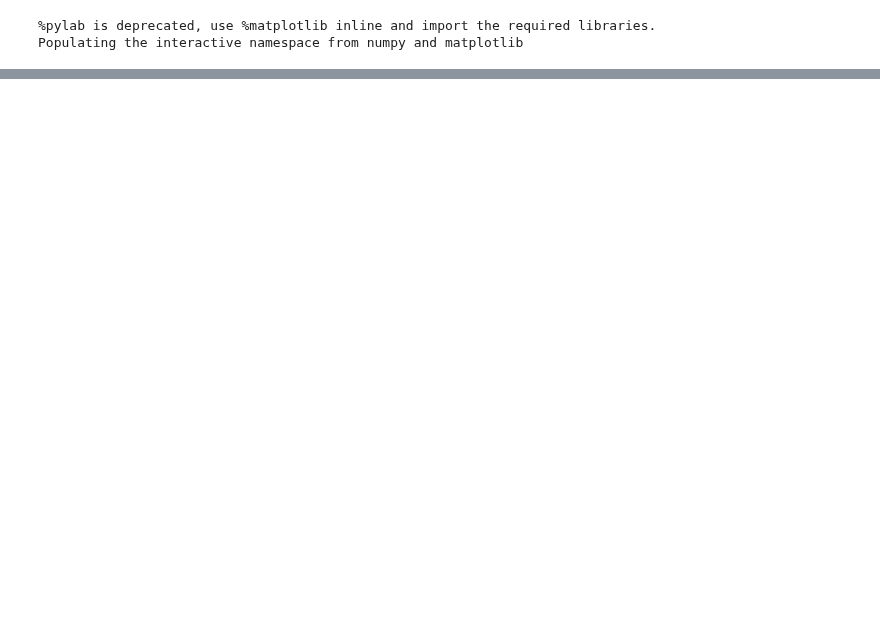
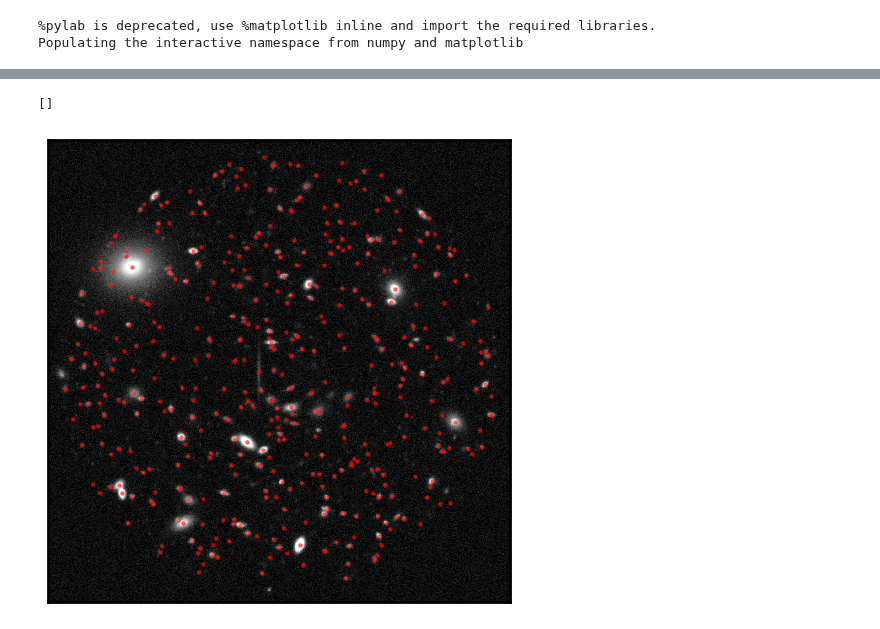
Before and after one commit to mr-superonion/xlens, a Jupyter notebook: examples/cluster/nfw.ipynb, the cells around one changed output, grey strips where cells are left out. Drawn from its saved outputs; the diff is of its cells as text; code cells hidden in the pictures; blank space fills up the shorter version.

Commit message:
addd an example on detection and measurement from simulated image

```diff
--- a/examples/cluster/nfw.ipynb
+++ b/examples/cluster/nfw.ipynb
@@ -17,7 +16,10 @@ src_halo["mass"] = np.array([4e14, 8e14])
 src_halo["conc"] = np.array([6.0, 4.0])
 src_halo["z_lens"] = np.array([0.2, 0.52])
 # %%
-simulator = SimulateImageHalo("./config.ini")
+config_fname = "./config.ini"
+from xlens.simulation.simulator.base import SimulateImageHalo
+
+simulator = SimulateImageHalo(config_fname)
 simulator.run(ifield=1, src_halo=src_halo[0])
 # %% [output]
 Simulating for field: 1, and halo index 1
@@ -32,0 +43,18 @@ plt.imshow(gal_data, origin="lower")
+# %%
+import anacal
+
+fpfs_config = anacal.fpfs.FpfsConfig(
+    sigma_arcsec=0.52,
+)
+pixel_scale = 0.2
+noise_variance = 0.37
+out = anacal.fpfs.process_image(
+    fpfs_config=fpfs_config,
+    gal_array=data["gal_array"],
+    psf_array=data["psf_array"],
+    pixel_scale=pixel_scale,
+    noise_variance=noise_variance,
+    noise_array=data["noise_array"],
+)
+
+out.dtype.names
@@ -32,0 +75,19 @@ plt.imshow(gal_data, origin="lower")
+# %%
+plt.close()
+fig, ax = plt.subplots(1, 1, figsize=(6, 6))
+ax.scatter(out["x"], out["y"], marker="o", alpha=0.5, s=5.0, color="red")
+ax.imshow(
+    gal_array,
+    aspect="equal",
+    cmap="Greys_r",
+    origin="lower",
+    interpolation="None",
+    norm=simple_norm(gal_array, "asinh", asinh_a=0.2, min_cut=-0.6, max_cut=25),
+)
+ax.set_xticks([])
+ax.set_yticks([])
+ax.set_xticklabels([])
+ax.set_yticklabels([])
+# %% [output]
+[]
+[figure, added]
```
Also changed, not shown: parts of 5 cells of this notebook, 5 other files.
